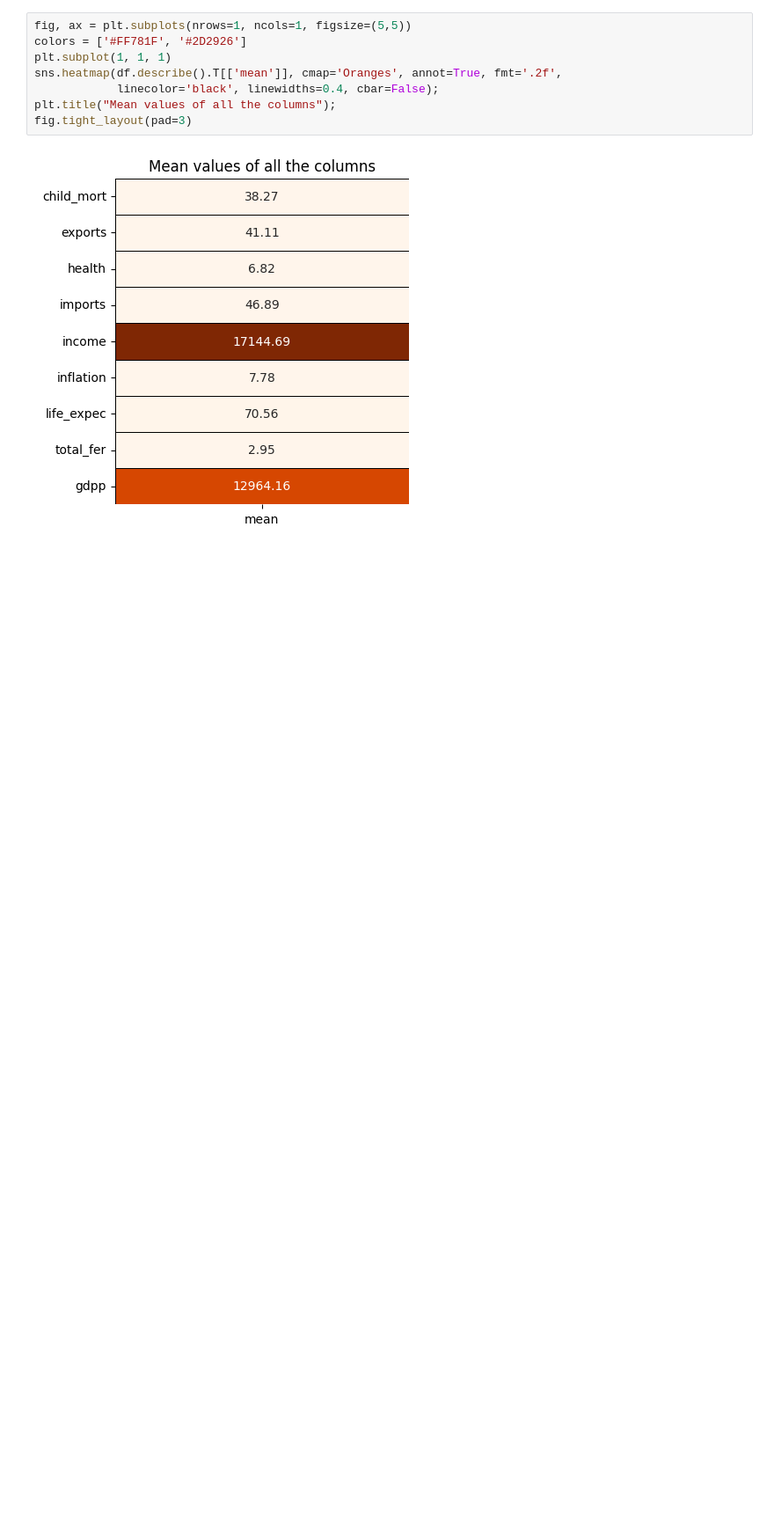
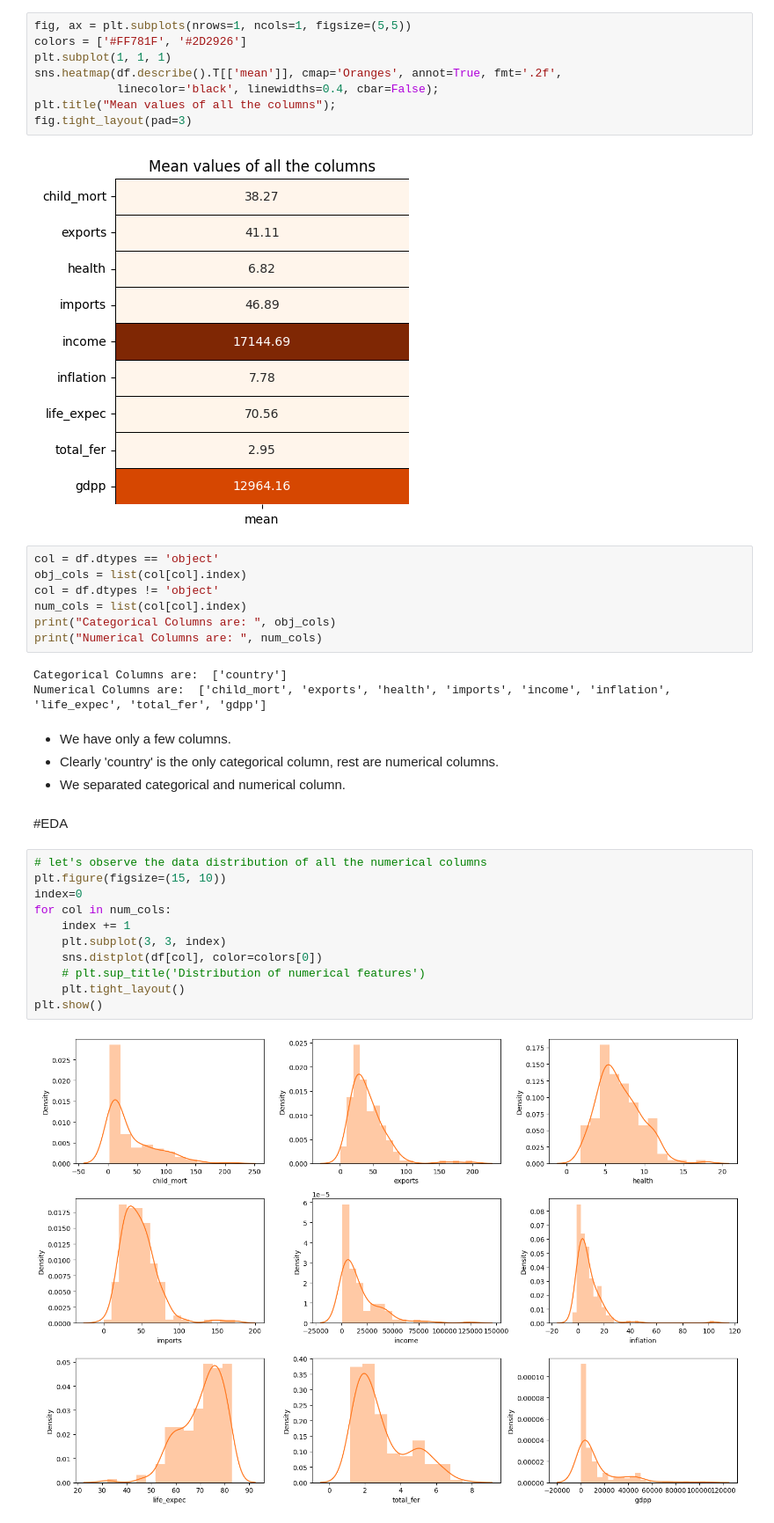
Before and after one commit to rizz045/Country-Data-Exploration-and-Preediction--Unsupervised-learning-, a Jupyter notebook: Country_Data_Exploration_and_Prediction.ipynb, the cells around one changed output. Shown: that part at 88% size. Saved outputs shown, nothing was run; the diff lists cells and outputs as text; blank space fills up the shorter version.

```diff
--- a/Country_Data_Exploration_and_Prediction.ipynb
+++ b/Country_Data_Exploration_and_Prediction.ipynb
@@ -101,3 +101,32 @@ plt.title("Mean values of all the columns");
 fig.tight_layout(pad=3)
 # %% [output]
 [figure]
+# %%
+col = df.dtypes == 'object'
+obj_cols = list(col[col].index)
+col = df.dtypes != 'object'
+num_cols = list(col[col].index)
+print("Categorical Columns are: ", obj_cols)
+print("Numerical Columns are: ", num_cols)
+# %% [output]
+Categorical Columns are:  ['country']
+Numerical Columns are:  ['child_mort', 'exports', 'health', 'imports', 'income', 'inflation', 'life_expec', 'total_fer', 'gdpp']
+# %% [markdown]
+* We have only a few columns.
+* Clearly 'country' is the only categorical column, rest are numerical columns.
+* We separated categorical and numerical column.
+# %% [markdown]
+#EDA
+# %%
+# let's observe the data distribution of all the numerical columns
+plt.figure(figsize=(15, 10))
+index=0
+for col in num_cols:
+    index += 1
+    plt.subplot(3, 3, index)
+    sns.distplot(df[col], color=colors[0])
+    # plt.sup_title('Distribution of numerical features')
+    plt.tight_layout()
+plt.show()
+# %% [output]
+[figure, added]
```
Also changed, not shown: parts of 6 cells of this notebook.
